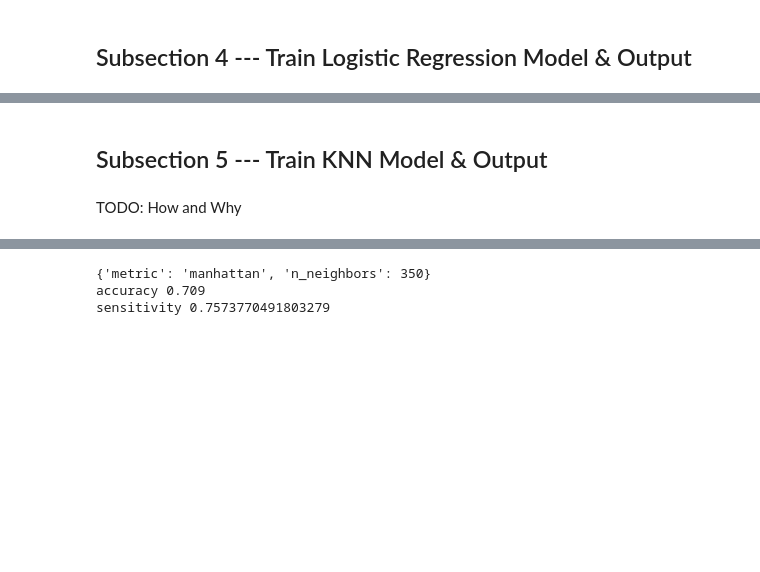
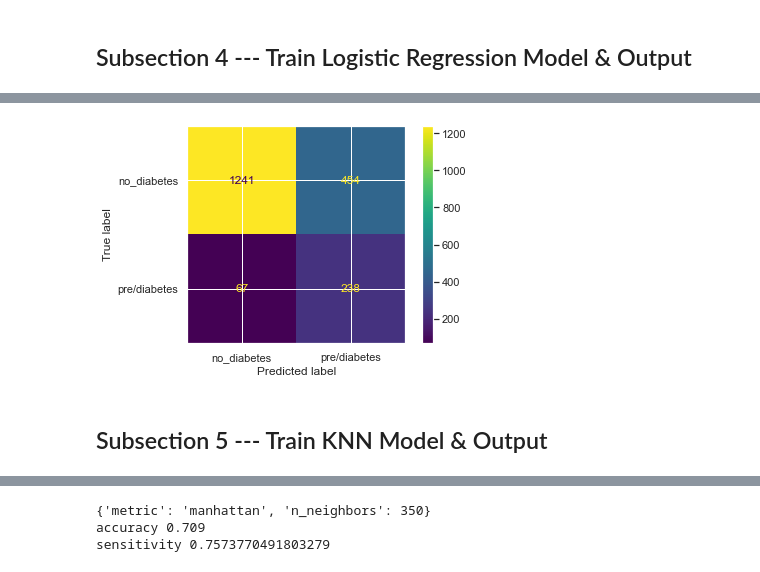
Before and after one commit to COGS118A/Group029-Wi23, a Jupyter notebook: FinalProjectGroup029-Wi23.ipynb, the cells around one changed output, grey strips where cells are left out. Drawn from its saved outputs; the diff is of its cells as text; code cells hidden in the pictures; blank space fills up the shorter version.

```diff
--- a/FinalProjectGroup029-Wi23.ipynb
+++ b/FinalProjectGroup029-Wi23.ipynb
@@ -257,5 +400,7 @@ accuracy 0.738
 sensitivity 0.780327868852459
+# %%
+ConfusionMatrixDisplay.from_predictions(y_test, predLR);
+# %% [output]
+[figure, added]
 # %% [markdown]
 ## Subsection 5 --- Train KNN Model & Output
-# %% [markdown]
-TODO: How and Why
```
Also changed, not shown: parts of 47 cells of this notebook, 1 other file.
